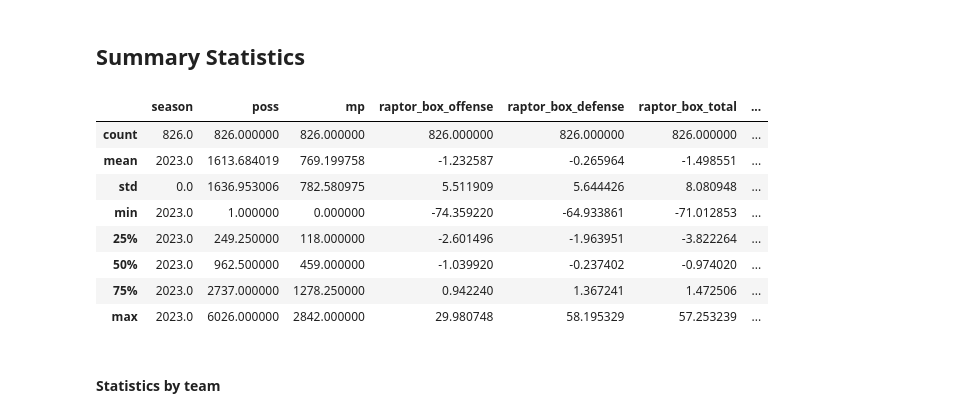
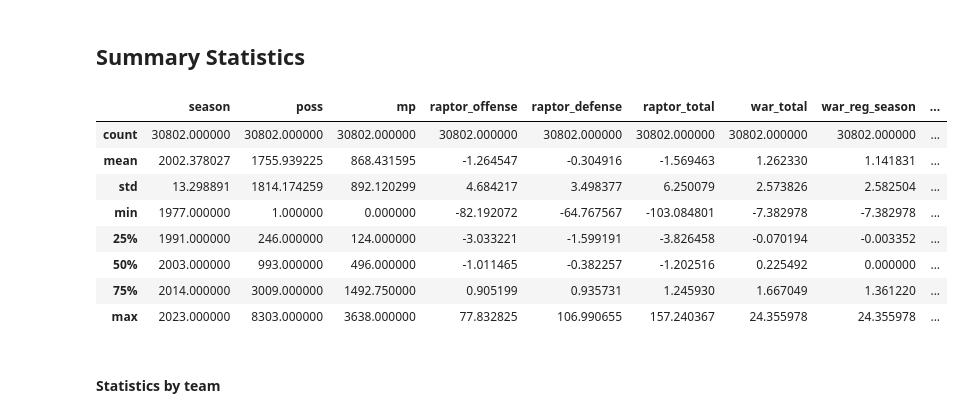
Before and after one commit to UzmaSayyeda/Project01, a Jupyter notebook: raptor_analysis_uzma.ipynb, the cells around one changed output. Cells and saved outputs as stored; diff of their text form; code cells hidden in the pictures.

```diff
--- a/raptor_analysis_uzma.ipynb
+++ b/raptor_analysis_uzma.ipynb
@@ -12,4 +13,6 @@ import matplotlib.pyplot as plt
 # %%
 # Read the csv data file
 
-df=pd.read_csv("latest_RAPTOR_by_team.csv")
+# df=pd.read_csv("latest_RAPTOR_by_team.csv")
+latest=pd.read_csv("CSVs/historical_RAPTOR_by_team.csv")
+historical=pd.read_csv("CSVs/latest_RAPTOR_by_team.csv")
@@ -16,2 +38,2 @@ df=pd.read_csv("latest_RAPTOR_by_team.csv")
 # %%
-df.head()
+merged=pd.merge(latest,historical,how="outer")
@@ -57,0 +76,3 @@ df.isnull()
+# %%
+merged.fillna(0,inplace=True)
+# make sure its inplace=True
@@ -58,2 +94,2 @@ df.isnull()
 # %%
-# Find rows and columns with duplicate values.
+clean_df=merged
@@ -60,17 +116,17 @@ df.isnull()
 # %% [markdown]
 ## Summary Statistics
 # %%
-df.describe()
+clean_df.describe()
 # %% [output]
-|  | season | poss | mp | raptor_box_offense | raptor_box_defense | raptor_box_total | ... |
-| count | 826.0 | 826.000000 | 826.000000 | 826.000000 | 826.000000 | 826.000000 | ... |
-| mean | 2023.0 | 1613.684019 | 769.199758 | -1.232587 | -0.265964 | -1.498551 | ... |
-| std | 0.0 | 1636.953006 | 782.580975 | 5.511909 | 5.644426 | 8.080948 | ... |
-| min | 2023.0 | 1.000000 | 0.000000 | -74.359220 | -64.933861 | -71.012853 | ... |
-| 25% | 2023.0 | 249.250000 | 118.000000 | -2.601496 | -1.963951 | -3.822264 | ... |
-| 50% | 2023.0 | 962.500000 | 459.000000 | -1.039920 | -0.237402 | -0.974020 | ... |
-| 75% | 2023.0 | 2737.000000 | 1278.250000 | 0.942240 | 1.367241 | 1.472506 | ... |
-| max | 2023.0 | 6026.000000 | 2842.000000 | 29.980748 | 58.195329 | 57.253239 | ... |
+|  | season | poss | mp | raptor_offense | raptor_defense | raptor_total | war_total | war_reg_season | ... |
+| count | 30802.000000 | 30802.000000 | 30802.000000 | 30802.000000 | 30802.000000 | 30802.000000 | 30802.000000 | 30802.000000 | ... |
+| mean | 2002.378027 | 1755.939225 | 868.431595 | -1.264547 | -0.304916 | -1.569463 | 1.262330 | 1.141831 | ... |
+| std | 13.298891 | 1814.174259 | 892.120299 | 4.684217 | 3.498377 | 6.250079 | 2.573826 | 2.582504 | ... |
+| min | 1977.000000 | 1.000000 | 0.000000 | -82.192072 | -64.767567 | -103.084801 | -7.382978 | -7.382978 | ... |
+| 25% | 1991.000000 | 246.000000 | 124.000000 | -3.033221 | -1.599191 | -3.826458 | -0.070194 | -0.003352 | ... |
+| 50% | 2003.000000 | 993.000000 | 496.000000 | -1.011465 | -0.382257 | -1.202516 | 0.225492 | 0.000000 | ... |
+| 75% | 2014.000000 | 3009.000000 | 1492.750000 | 0.905199 | 0.935731 | 1.245930 | 1.667049 | 1.361220 | ... |
+| max | 2023.000000 | 8303.000000 | 3638.000000 | 77.832825 | 106.990655 | 157.240367 | 24.355978 | 24.355978 | ... |
 # %% [markdown]
 #### Statistics by team
 # %% [markdown]
```
Also changed, not shown: parts of 20 cells of this notebook.
